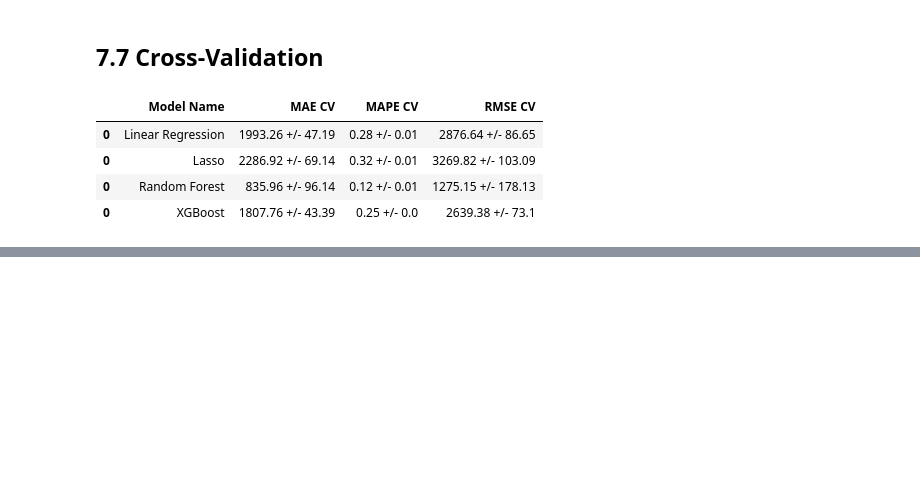
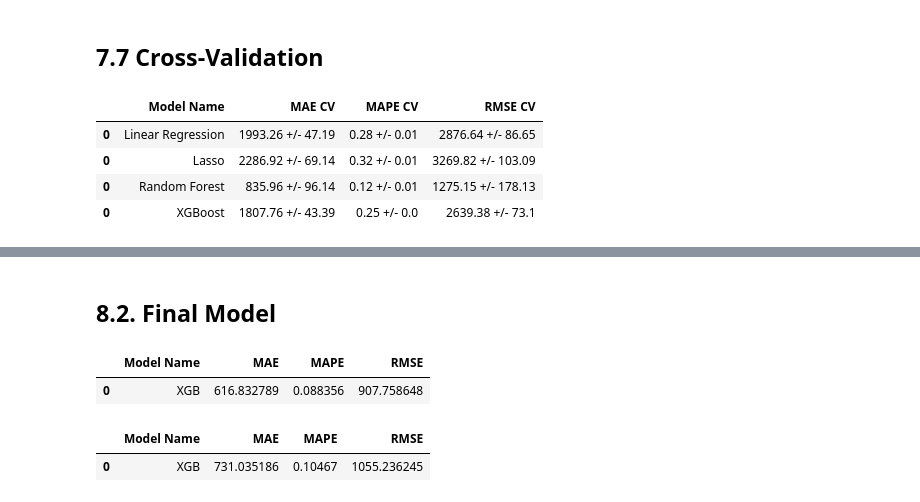
Before and after one commit to RafaelLuckner/ds_em_producao, a Jupyter notebook: modulo7.ipynb, the cells around one changed output, grey strips where cells are left out. Drawn from its saved outputs; the diff is of its cells as text; code cells hidden in the pictures; blank space fills up the shorter version.

```diff
--- a/modulo7.ipynb
+++ b/modulo7.ipynb
@@ -1114,0 +1171,26 @@ model_result_cross_validation
+# %% [markdown]
+## 8.2. Final Model
+# %%
+# model
+model_XGB_tuned = XGBRegressor(objective = 'reg:squarederror',
+                         n_estimators = 1000,
+                         eta = 0.05,
+                         max_depth=10,
+                         subsample = 0.7)
+# fit
+model_XGB_tuned = model_XGB_tuned.fit(x_train, y_train)
+
+# predict
+yhat_xgb = model_XGB_tuned.predict(x_test)
+
+# performance
+xgb_result = ml_error("XGB", np.expm1( y_test ), np.expm1( yhat_xgb ) )
+xgb_result
+# %% [output]
+|  | Model Name | MAE | MAPE | RMSE |
+| 0 | XGB | 616.832789 | 0.088356 | 907.758648 |
+# %%
+xgb_result
+# %% [output]
+|  | Model Name | MAE | MAPE | RMSE |
+| 0 | XGB | 731.035186 | 0.10467 | 1055.236245 |
```
Also changed, not shown: parts of 10 cells of this notebook.
